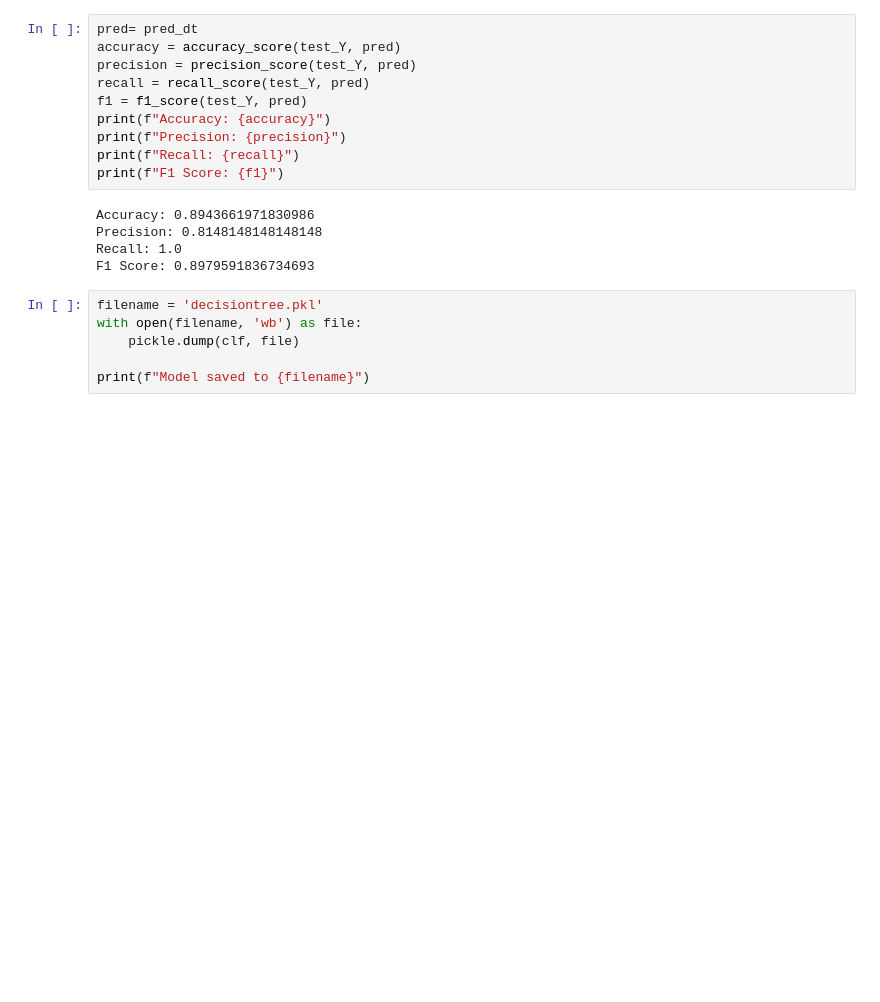
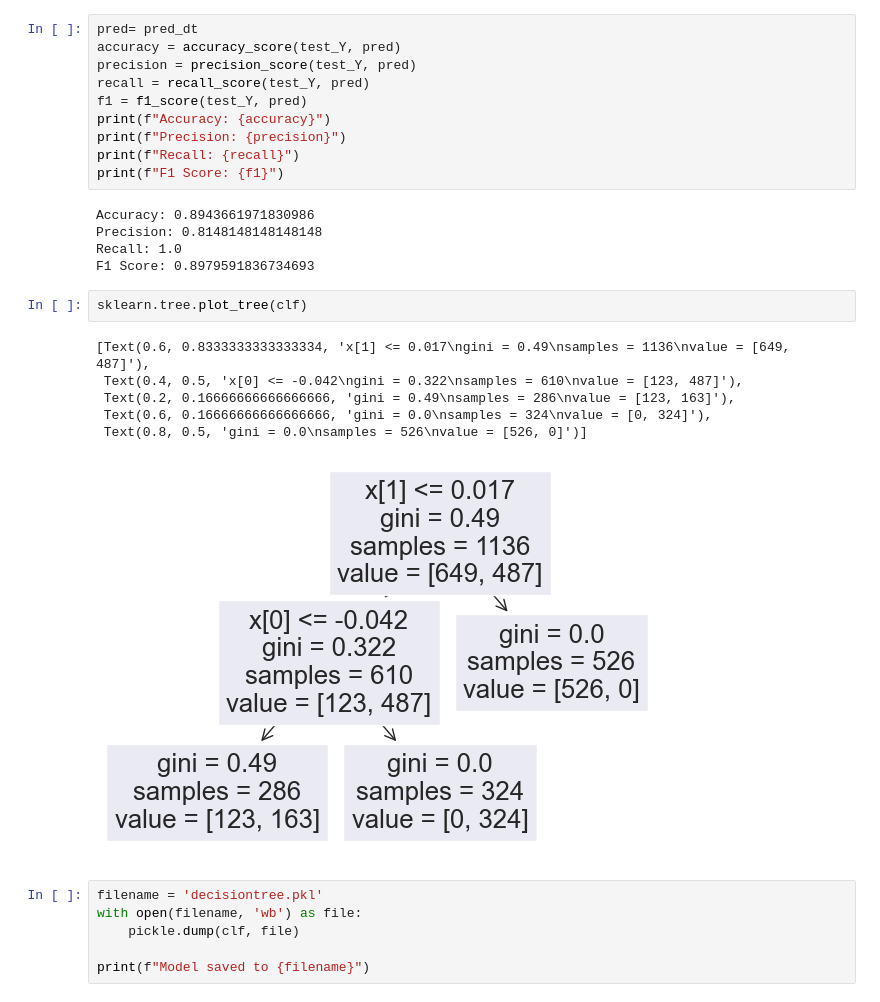
Before and after one commit to tanim26072000/anemia_detection, a Jupyter notebook: anemia_detection.ipynb, the cells around one changed output. Cells and saved outputs as stored; diff of their text form; blank space fills up the shorter version.

```diff
--- a/anemia_detection.ipynb
+++ b/anemia_detection.ipynb
@@ -192,6 +189,15 @@ Accuracy: 0.8943661971830986
 Precision: 0.8148148148148148
 Recall: 1.0
 F1 Score: 0.8979591836734693
+# %%
+sklearn.tree.plot_tree(clf)
+# %% [output]
+[Text(0.6, 0.8333333333333334, 'x[1] <= 0.017\ngini = 0.49\nsamples = 1136\nvalue = [649, 487]'),
+ Text(0.4, 0.5, 'x[0] <= -0.042\ngini = 0.322\nsamples = 610\nvalue = [123, 487]'),
+ Text(0.2, 0.16666666666666666, 'gini = 0.49\nsamples = 286\nvalue = [123, 163]'),
+ Text(0.6, 0.16666666666666666, 'gini = 0.0\nsamples = 324\nvalue = [0, 324]'),
+ Text(0.8, 0.5, 'gini = 0.0\nsamples = 526\nvalue = [526, 0]')]
+[figure, added]
 # %%
 filename = 'decisiontree.pkl'
 with open(filename, 'wb') as file:
```
Also changed, not shown: parts of 4 cells of this notebook, 3 other files.
